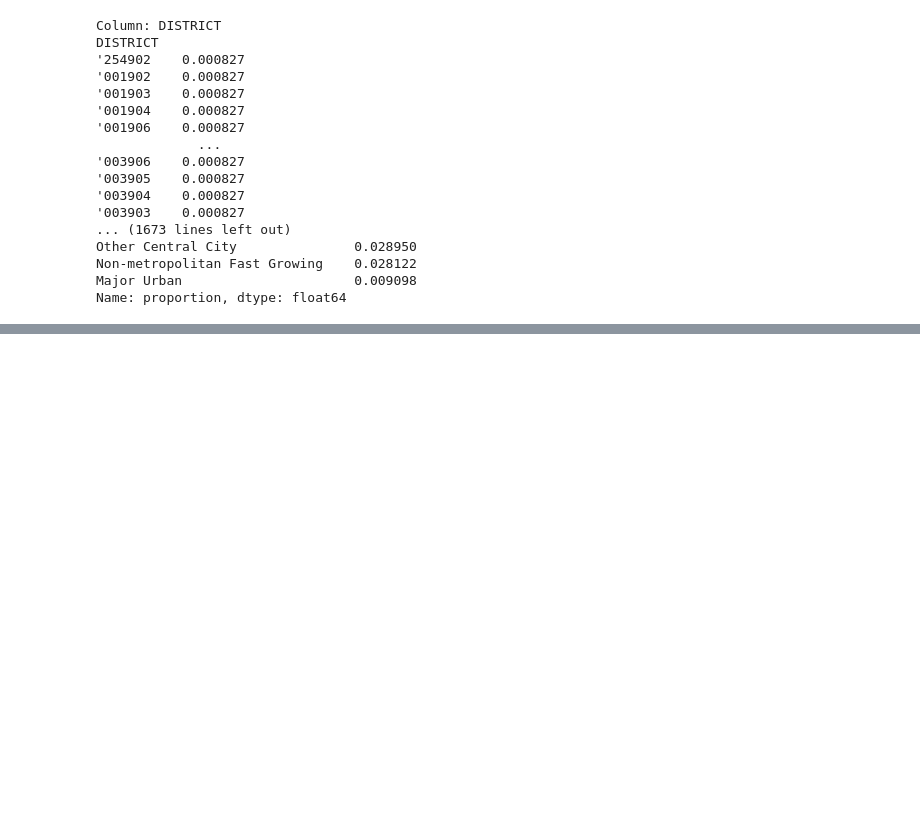
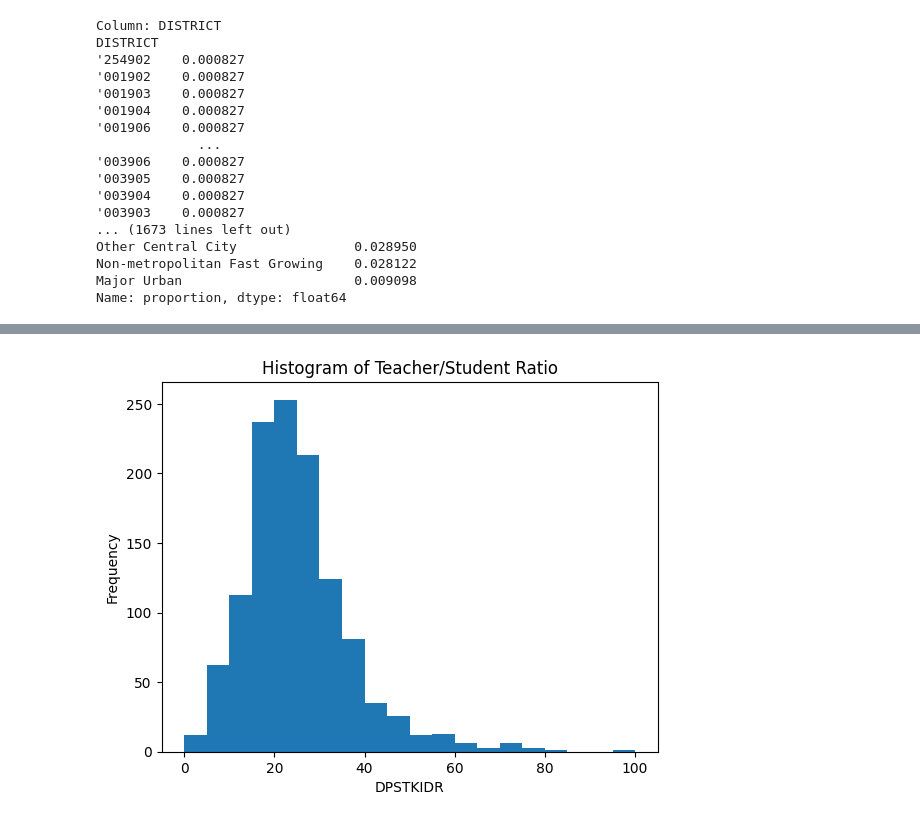
Before and after one commit to farahmandzohreh9-netizen/Zora, a Jupyter notebook: ADTA_5230_Final_Project.ipynb, the cells around one changed output, grey strips where cells are left out. Drawn from its saved outputs; the diff is of its cells as text; code cells hidden in the pictures; blank space fills up the shorter version.

```diff
--- a/ADTA_5230_Final_Project.ipynb
+++ b/ADTA_5230_Final_Project.ipynb
@@ -173,0 +330,10 @@ Name: proportion, dtype: float64
+# %%
+Data = df_turnover['DPSTKIDR'].dropna()
+
+plt.hist(data, bins=20)
+plt.xlabel('DPSTKIDR')
+plt.ylabel('Frequency')
+plt.title('Histogram of Teacher/Student Ratio')
+plt.show()
+# %% [output]
+[figure, added]
```
Also changed, not shown: parts of 22 cells of this notebook.
